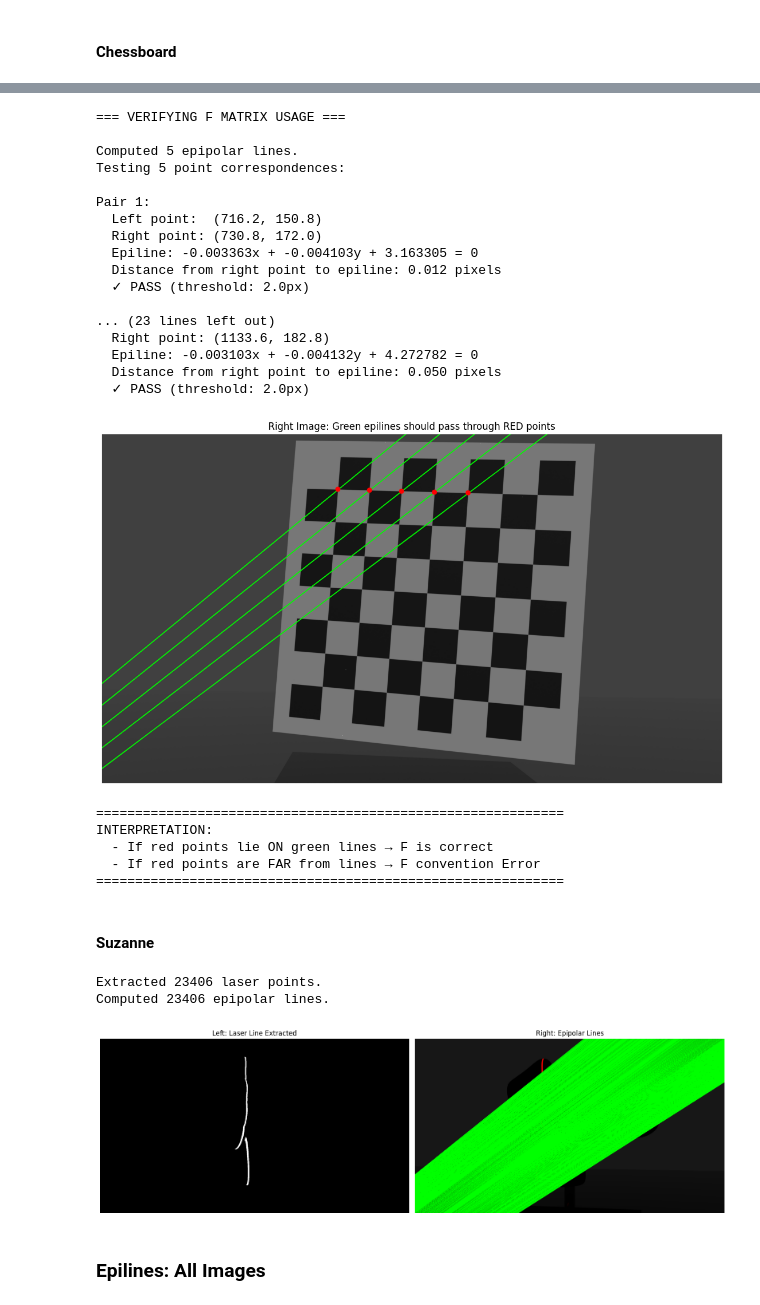
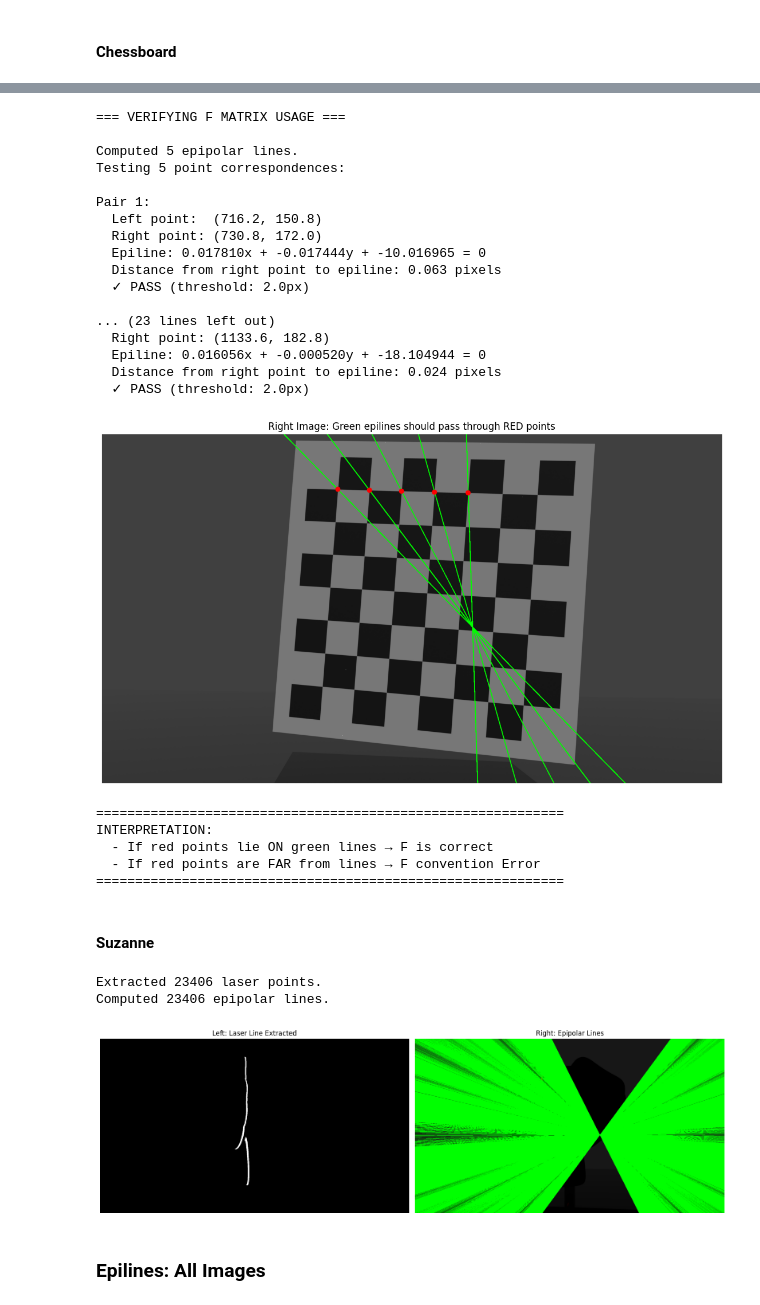
Before and after one commit to Muten-Roshi-Sama/Epipolar_3D_Image_Reconstruction_GPUcomputing, a Jupyter notebook: 3D_reconstruct.ipynb, the cells around one changed output, grey strips where cells are left out. Drawn from its saved outputs; the diff is of its cells as text; code cells hidden in the pictures.

Commit message:
Fixed manual computation of F matrix, debugging openCV function to find it and then compare both.

```diff
--- a/3D_reconstruct.ipynb
+++ b/3D_reconstruct.ipynb
@@ -192,23 +192,25 @@ def calibrate_camera(img_list, pattern_size):
 #### Example
 # %%
 # Load images
-img_list = glob.glob("./chessboards/C4*.png")
-print("Found images:", len(img_list))
+img_list = glob.glob("./chessboards/*.png") # first is LEFT, then RIGHT (alphabetical order)
+print("Found images:", len(img_list), "images: ", img_list)
 
 # Get Results
 result = calibrate_camera(img_list, (7,7))
 ret, camera_matrix, dist_coeffs, rvecs, tvecs, successful_images = result
 print(f"Successfully calibrated on {len(successful_images)} images.")
 
-# Find indices
+# Find chosen images indices
 left_idx = next(i for i, path in enumerate(successful_images) if chosen_img_left in path)
 right_idx = next(i for i, path in enumerate(successful_images) if chosen_img_right in path)
+print(f"Succesfull images list: {successful_images}")
+print(f"Indexes - Left: {left_idx}, Right: {right_idx}")
 
 # Extract parameters for both
 ret_left, mtx_left, dist_left = ret, camera_matrix, dist_coeffs
 rvec_left, tvec_left = rvecs[left_idx], tvecs[left_idx]
 
-ret_right, mtx_right, dist_right = ret, camera_matrix, dist_coeffs
+ret_right, mtx_right, dist_right = ret, camera_matrix, dist_coeffs   # assume same camera with same intrinsics
 rvec_right, tvec_right = rvecs[right_idx], tvecs[right_idx]
 
 # Display results
@@ -426,10 +446,13 @@ if result_left['success'] and result_right['success']:
 # Consider prime is right, non-prime is left.
 
 def F_mat_opencv(pts_left, pts_right, method=cv2.FM_8POINT):
-    # Compute fundamental matrix using OpenCV
-    #https://docs.opencv.org/3.4/d9/d0c/group__calib3d.html#ga59b0d57f46f8677fb5904294a23d404a
-    F_opencv, mask = cv2.findFundamentalMat(pts_left, pts_right, method)
-    return F_opencv, mask
+    """ Compute fundamental matrix using OpenCV
+        Equation: pts_right^T @ F @ pts_left = 0
+
+        #https://docs.opencv.org/3.4/d9/d0c/group__calib3d.html#ga59b0d57f46f8677fb5904294a23d404a
+    """
+    F_opencv, mask = cv2.findFundamentalMat(pts_right, pts_left, method)
+    return F_opencv.T , mask
 
 
 def get_chess_F_mat_opencv():
@@ -796,3 +803,6 @@ OVERALL: Error
+# %%
+# FUNDAMENTAL_MATRIX = F_manual #F_manual_2 #  # F_manual
+FUNDAMENTAL_MATRIX = F_opencv #F_manual_2 #  #
 # %% [markdown]
 ### Threshold: 1 Image
 # %%
@@ -944,14 +954,14 @@ def draw_epilines(img, points, color=(0, 255, 0), thickness=1):
 # TEST 1: Use chessboard c4 images (should give perfect horizontal lines)
 print("=== Testing epilines on calibration images ===")
 
-FUNDAMENTAL_MATRIX = F_manual_v2 #F_opencv  # Use the OpenCV computed F
+
 
 # Extract a few chessboard corner points from left
 result_test_left = detect_chessboard_corners("./chessboards/c4Left.png")
 test_points = result_test_left['corners'].reshape(-1, 2) #[:10]  # First 10 corners
 
 # Compute epilines for these known-good points
-epilines_test = get_epilines(F_opencv, test_points)
+epilines_test = get_epilines(FUNDAMENTAL_MATRIX, test_points)
 
 # Draw on c4Right (the image F was calibrated on)
 img_test_right = cv2.imread("./chessboards/c4Right.png")
@@ -996,7 +1006,7 @@ pts_left_sample = pts_left_test[:test_pairs]
 pts_right_sample = pts_right_test[:test_pairs]
 
 # Compute epilines in RIGHT image from LEFT points
-epilines_right = get_epilines(F_opencv, pts_left_sample)
+epilines_right = get_epilines(FUNDAMENTAL_MATRIX, pts_left_sample)
 
 print(f"Testing {test_pairs} point correspondences:\n")
 
@@ -1045,16 +1055,16 @@ Testing 5 point correspondences:
 Pair 1:
   Left point:  (716.2, 150.8)
   Right point: (730.8, 172.0)
-  Epiline: -0.003363x + -0.004103y + 3.163305 = 0
-  Distance from right point to epiline: 0.012 pixels
+  Epiline: 0.017810x + -0.017444y + -10.016965 = 0
+  Distance from right point to epiline: 0.063 pixels
   ✓ PASS (threshold: 2.0px)
 
 ... (23 lines left out)
   Right point: (1133.6, 182.8)
-  Epiline: -0.003103x + -0.004132y + 4.272782 = 0
-  Distance from right point to epiline: 0.050 pixels
+  Epiline: 0.016056x + -0.000520y + -18.104944 = 0
+  Distance from right point to epiline: 0.024 pixels
   ✓ PASS (threshold: 2.0px)
-[figure, old version]
+[figure, new version]
 ============================================================
 INTERPRETATION:
   - If red points lie ON green lines → F is correct
@@ -1068,35 +1078,35 @@ path_left = './scanLeft/0014.png'
 path_right = './scanRight/scan0014.png'
 
 # Get img, filter only the laser and extract points coordinates from laser line
 masked_img = thresh_image(path_left, threshold_value, final_type)
 laser_points_left = extract_laser_pixels(masked_img)
 
 # Compute epilines in RIGHT image using LEFT points
-epilines_right = get_epilines(F_opencv, laser_points_left)
+epilines_right = get_epilines(FUNDAMENTAL_MATRIX, laser_points_left)
 
 # Load and draw epilines on RIGHT image
 
 img_right = cv2.imread(path_right)
 img_right_rgb = cv2.cvtColor(img_right, cv2.COLOR_BGR2RGB)
 img_with_epilines = draw_epilines(img_right_rgb, epilines_right, color=(0, 255, 0), thickness=1)
 
 # =========================================================
 fig, (ax1, ax2) = plt.subplots(1, 2, figsize=(16, 8))
 
 ax1.imshow(masked_img)
 ax1.set_title('Left: Laser Line Extracted')
 ax1.axis('off')
 
 ax2.imshow(img_with_epilines)
 ax2.set_title('Right: Epipolar Lines')
 ax2.axis('off')
 
 plt.tight_layout()
 plt.show()
 # %% [output]
 Extracted 23406 laser points.
 Computed 23406 epipolar lines.
-[figure, old version]
+[figure, new version]
 # %% [markdown]
 ### Epilines: All Images
 # %%
```
Also changed, not shown: parts of 9 cells of this notebook.
